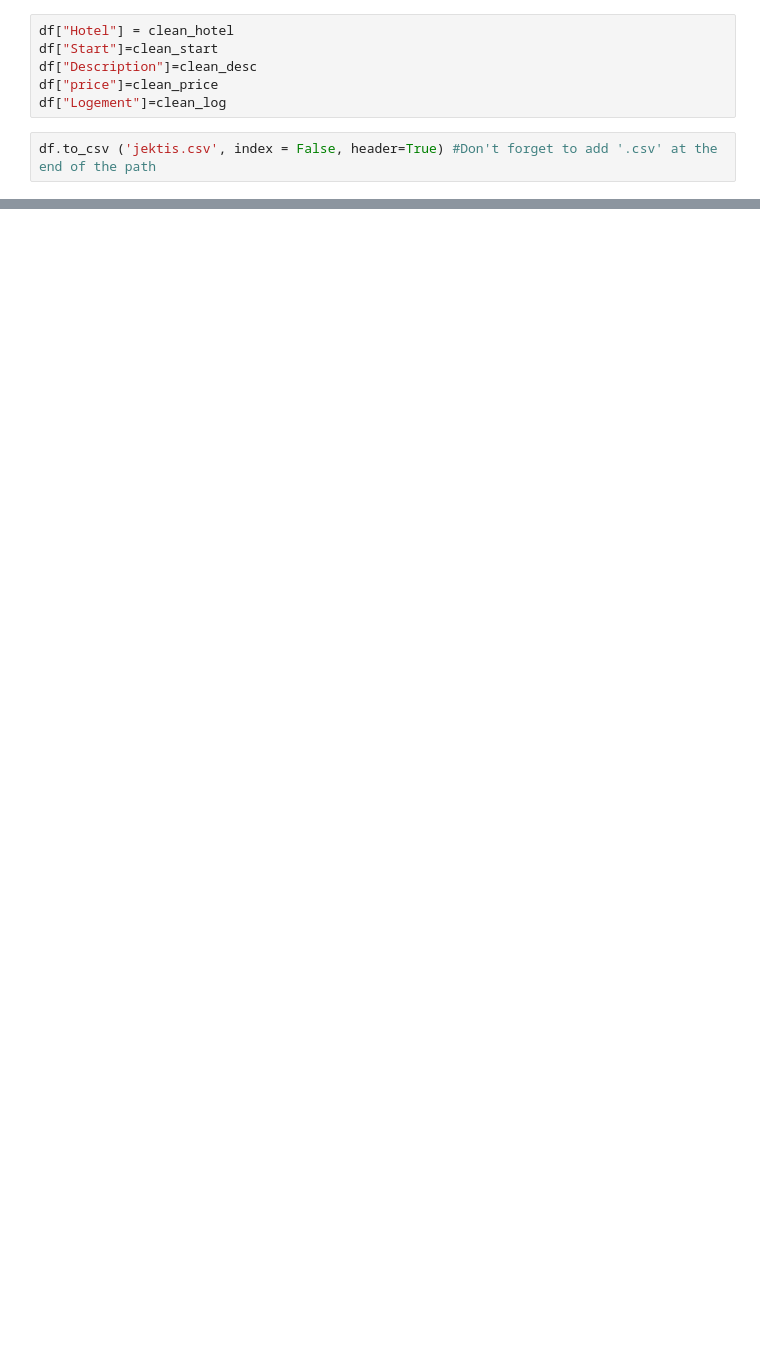
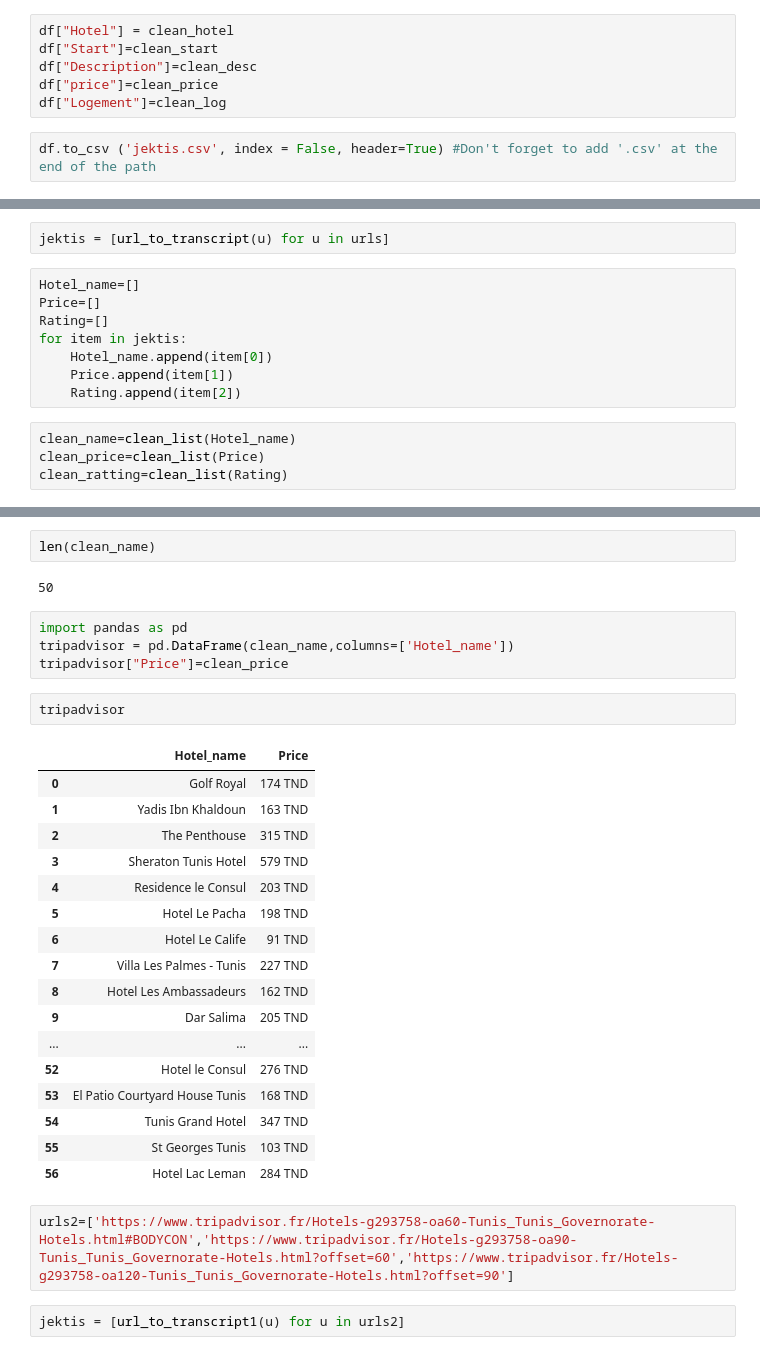
Before and after one commit to kheliljawher/assistant-virtuel, a Jupyter notebook: scraping.ipynb, the cells around one changed output, grey strips where cells are left out. Cells and saved outputs as stored; diff of their text form; blank space fills up the shorter version.

```diff
--- a/scraping.ipynb
+++ b/scraping.ipynb
@@ -96,0 +151,14 @@ df.to_csv ('jektis.csv', index = False, header=True) #Don't forget to add '.csv'
+# %%
+jektis = [url_to_transcript(u) for u in urls]
+# %%
+Hotel_name=[]
+Price=[]
+Rating=[]
+for item in jektis:
+    Hotel_name.append(item[0])
+    Price.append(item[1])
+    Rating.append(item[2])
+# %%
+clean_name=clean_list(Hotel_name)
+clean_price=clean_list(Price)
+clean_ratting=clean_list(Rating)
@@ -96,0 +230,32 @@ df.to_csv ('jektis.csv', index = False, header=True) #Don't forget to add '.csv'
+# %%
+len(clean_name)
+# %% [output]
+50
+# %%
+import pandas as pd
+tripadvisor = pd.DataFrame(clean_name,columns=['Hotel_name'])
+tripadvisor["Price"]=clean_price
+# %%
+tripadvisor
+# %% [output]
+|  | Hotel_name | Price |
+| 0 | Golf Royal | 174 TND |
+| 1 | Yadis Ibn Khaldoun | 163 TND |
+| 2 | The Penthouse | 315 TND |
+| 3 | Sheraton Tunis Hotel | 579 TND |
+| 4 | Residence le Consul | 203 TND |
+| 5 | Hotel Le Pacha | 198 TND |
+| 6 | Hotel Le Calife | 91 TND |
+| 7 | Villa Les Palmes - Tunis | 227 TND |
+| 8 | Hotel Les Ambassadeurs | 162 TND |
+| 9 | Dar Salima | 205 TND |
+| ... | ... | ... |
+| 52 | Hotel le Consul | 276 TND |
+| 53 | El Patio Courtyard House Tunis | 168 TND |
+| 54 | Tunis Grand Hotel | 347 TND |
+| 55 | St Georges Tunis | 103 TND |
+| 56 | Hotel Lac Leman | 284 TND |
+# %%
+urls2=['https://www.tripadvisor.fr/Hotels-g293758-oa60-Tunis_Tunis_Governorate-Hotels.html#BODYCON','https://www.tripadvisor.fr/Hotels-g293758-oa90-Tunis_Tunis_Governorate-Hotels.html?offset=60','https://www.tripadvisor.fr/Hotels-g293758-oa120-Tunis_Tunis_Governorate-Hotels.html?offset=90']
+# %%
+jektis = [url_to_transcript1(u) for u in urls2]
```
Also changed, not shown: parts of 19 cells of this notebook, 13 other files.
